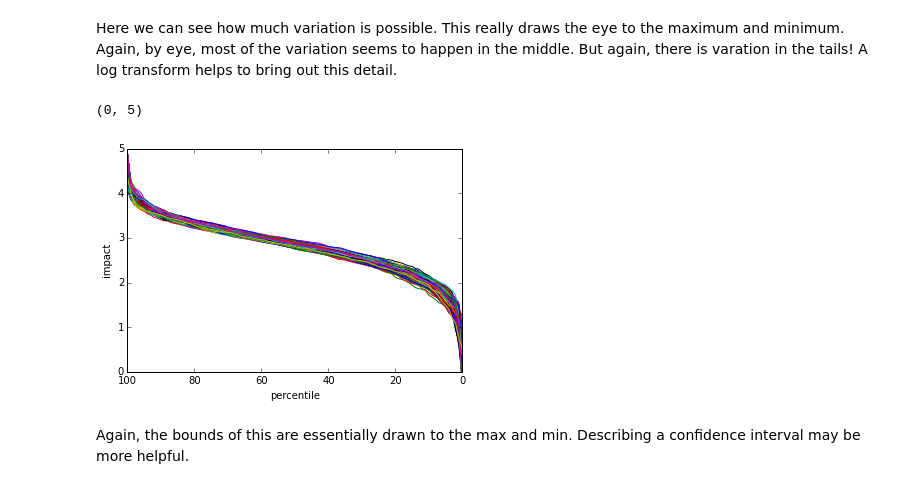
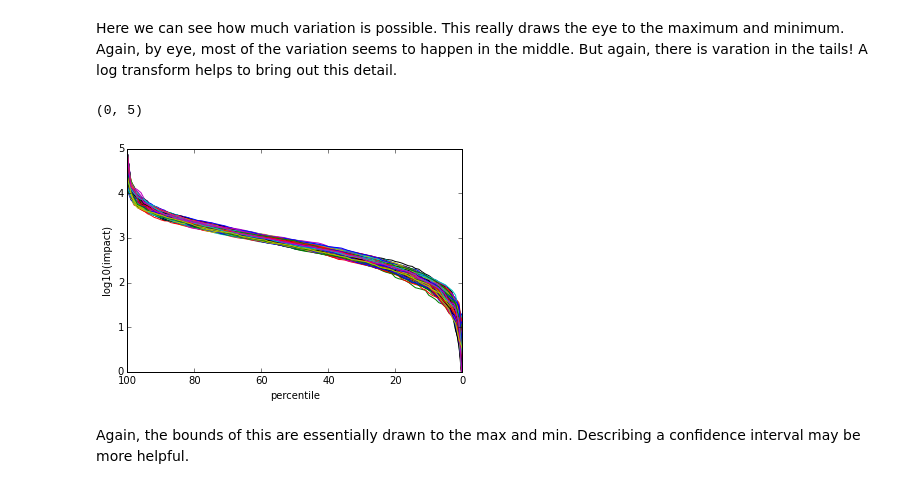
Before and after one commit to thomaspingel/geography_single_shot_notebooks, a Jupyter notebook: monte_carlo_resamping.ipynb, the cells around one changed output. Cells and saved outputs as stored; diff of their text form; code cells hidden in the pictures.

```diff
--- a/monte_carlo_resamping.ipynb
+++ b/monte_carlo_resamping.ipynb
@@ -83,12 +89,12 @@ Here we can see how much variation is possible.  This really draws the eye to th
 # %%
 h = plt.plot(prange,np.log10(results.T))
 plt.xlabel('percentile')
-plt.ylabel('impact')
+plt.ylabel('log10(impact)')
 plt.gca().invert_xaxis()
 plt.ylim((0,5))
 # %% [output]
 (0, 5)
-[figure, old version]
+[figure, new version]
 # %% [markdown]
 Again, the bounds of this are essentially drawn to the max and min.  Describing a confidence interval may be more helpful.
 # %%
```
Also changed, not shown: parts of 3 cells of this notebook.
